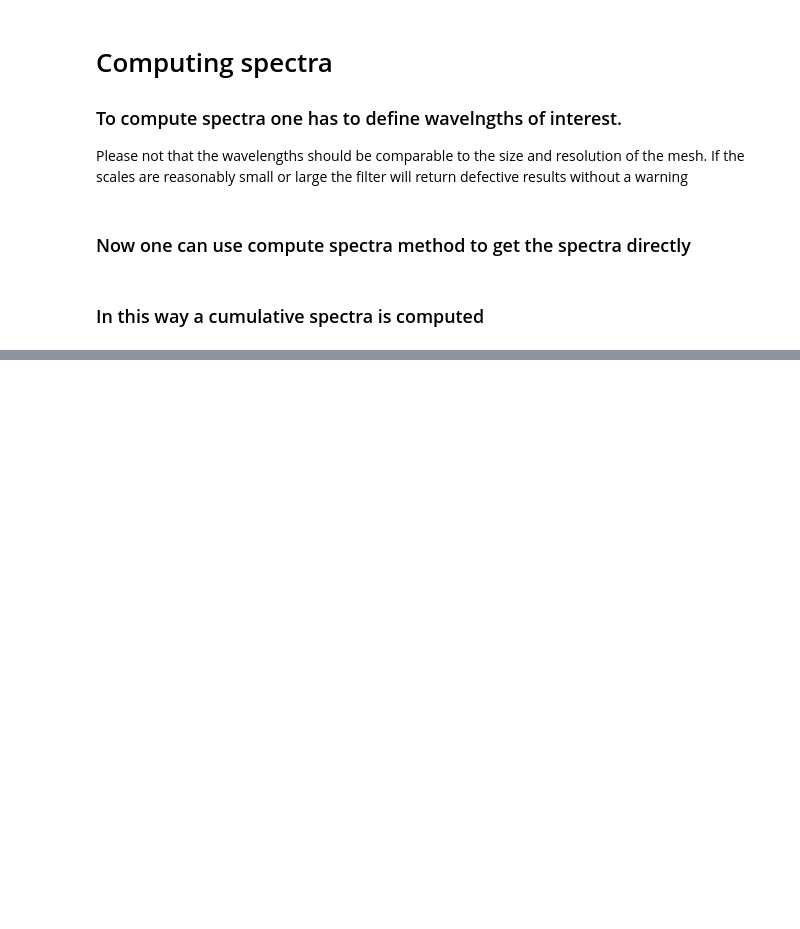
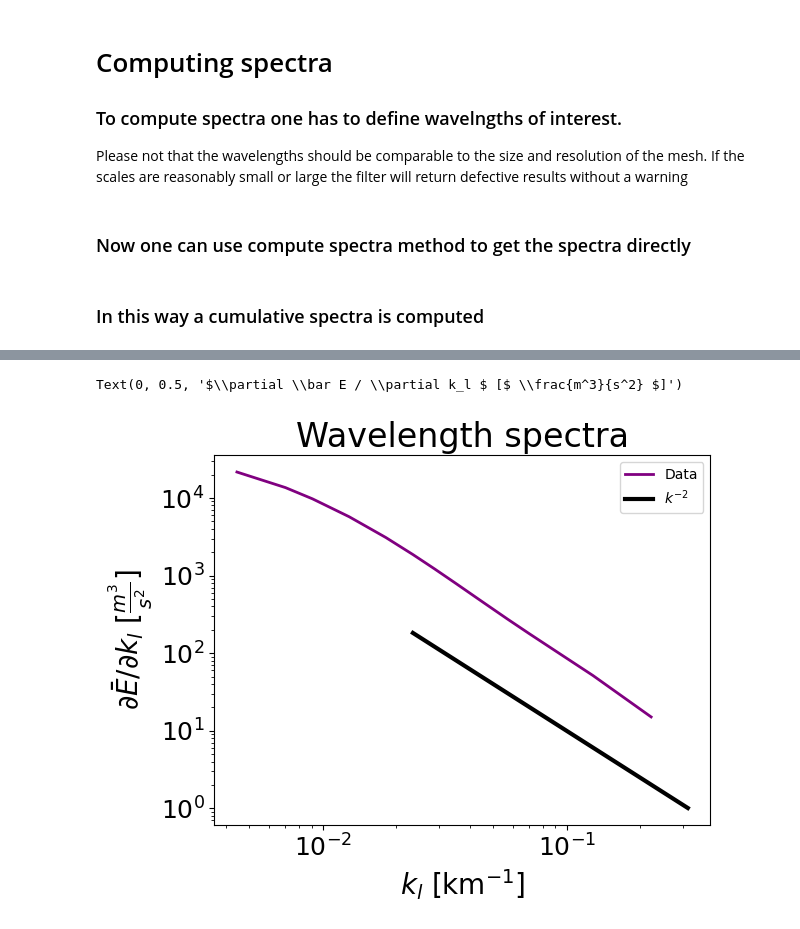
Before and after one commit to FESOM/implicit_filter, a Jupyter notebook: examples/basic_triangular_mesh.ipynb, the cells around one changed output, grey strips where cells are left out. Drawn from its saved outputs; the diff is of its cells as text; code cells hidden in the pictures; blank space fills up the shorter version.

```diff
--- a/examples/basic_triangular_mesh.ipynb
+++ b/examples/basic_triangular_mesh.ipynb
@@ -143,0 +146,22 @@ Text(0, 0.5, '$ \\bar E $')
+# %%
+k = np.insert(kc, 0, kc[0])
+r = np.insert(2*math.pi/kc, 0, 0)
+dr = r[1:]-r[0:-1]
+dk = k[1:] - k[0:-1]
+kmid = np.sqrt(k[0:-1] * k[1:])
+rmid = np.sqrt(r[0:-1] * r[1:])
+de_high = spectra[1:] - spectra[0:-1]
+# %%
+plt.plot(kmid[1:], (-de_high[1:] / dk[1:]) * 1000, label=r"Data", color='purple', linestyle='solid', linewidth=2)
+plt.plot(kmid[0:10], kmid[0:10]**(-2) / 1e1, color='black', linestyle='solid', linewidth=3, label=r"$k^{-2}$")
+plt.title("Wavelength spectra", fontsize=24)
+plt.xscale("log")
+plt.legend()
+plt.xticks(fontsize=18)
+plt.yticks(fontsize=18)
+plt.yscale("log")
+plt.xlabel(r"$k_l$ [km$^{-1}$]", fontsize=20)
+plt.ylabel(r"$\partial \bar E / \partial k_l $ [$ \frac{m^3}{s^2} $]", fontsize=20)
+# %% [output]
+Text(0, 0.5, '$\\partial \\bar E / \\partial k_l $ [$ \\frac{m^3}{s^2} $]')
+[figure, added]
```
Also changed, not shown: parts of 5 cells of this notebook, 6 other files.
